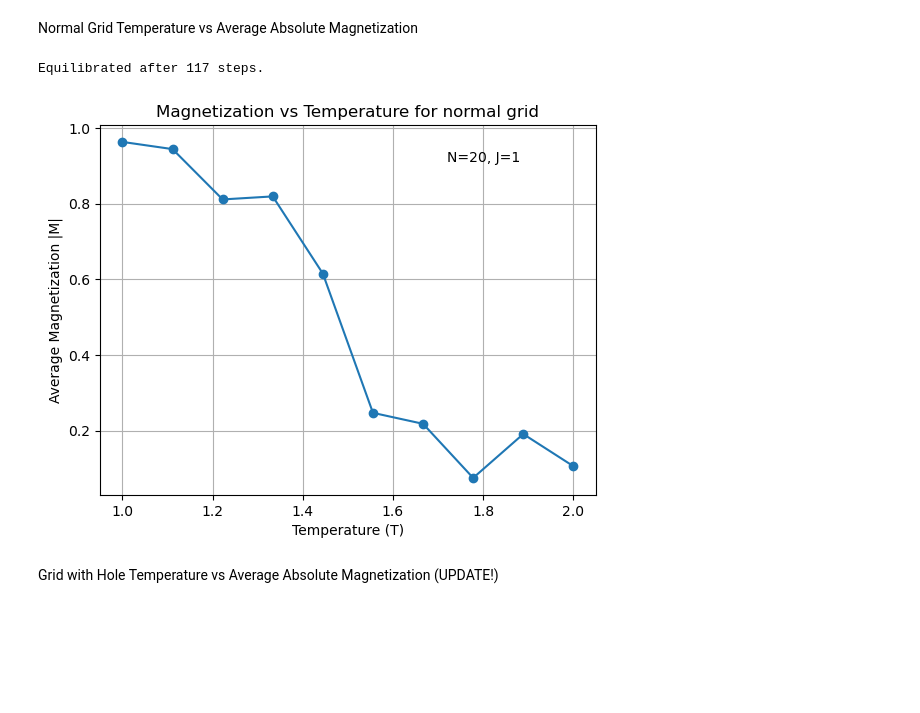
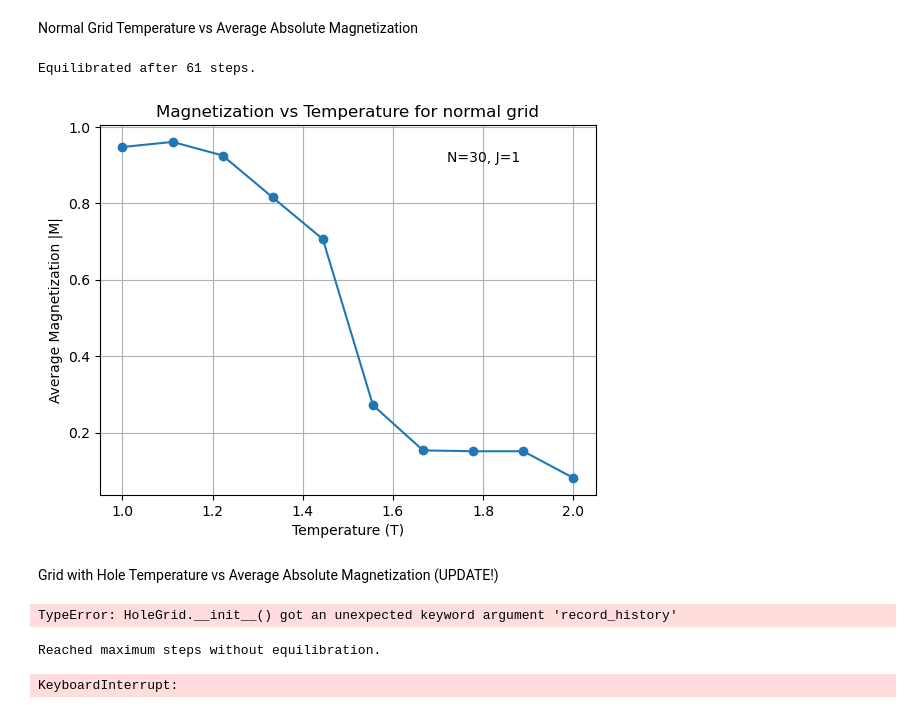
Before and after one commit to nirmiller/comp_phy_final_project, a Jupyter notebook: stats_n_graphs.ipynb, the cells around one changed output. Cells and saved outputs as stored; diff of their text form; code cells hidden in the pictures; blank space fills up the shorter version.

```diff
--- a/stats_n_graphs.ipynb
+++ b/stats_n_graphs.ipynb
@@ -30,7 +29,7 @@ def B_vs_T(grid, temps, mc_steps, runs_per_T, J = 1):
 # %% [markdown]
 Equilibrator
 # %%
-def equilibrate_grid(grid, tolerance=1e-1, full_hist = False, J=1):
+def equilibrate_grid(grid, tolerance=1e-1, mag_hist = False, J=1):
     """run the simulation until the grid equilibrates. That is, until the mean magnetization in the low temp regime
     stops changing significantly"""
 
@@ -38,29 +37,33 @@ def equilibrate_grid(grid, tolerance=1e-1, full_hist = False, J=1):
 
     temps = np.linspace(1, 1.2, 10)
     models = []
+
+    # create a model for each temperature
     for T in temps:
         model = ClassicIsing(grid, temperature=T, ferromagnetivity=J, Mf_External=0)
         models.append(model)
 
-    if full_hist:
+    if mag_hist:
         total_hist = []
 
+    # track average magnetizations by step
     avg_mags_hist = []
     for step in range(max_steps):
         mags = []
+        # step each model once and record magnetizations
         for model in models:
             model.runSimulation(1)
             mags.append(model.magnetization())
         avg_mags = np.mean(mags)
-        if full_hist:
+        if mag_hist:
             total_hist.append(avg_mags)
         avg_mags_hist.append(avg_mags)
         if step > 0:
             # check past 5 steps for equilibration by how much the average magnetization has changed
             if np.all(np.abs(avg_mags_hist[-5:] - avg_mags) < tolerance):
-                print(f"Equilibrated after {step} steps.")
-                return total_hist if full_hist else None
+                print(f"Equilibrated after {step} sweeps.")
+                return total_hist if mag_hist else None
 
     print("Reached maximum steps without equilibration.")
-    return total_hist if full_hist else None
+    return total_hist if mag_hist else None
 # %%
@@ -84,33 +87,75 @@ Equilibrated after 117 steps.
 Normal Grid Temperature vs Average Absolute Magnetization
 # %%
 # --- Parameters ---
-N = 20              # Lattice size
+N = 30              # Lattice size
 J = 1                          # Coupling constant
 temps = np.linspace(1, 2, 10)  # Temperature range
-mc_steps = 200                   # sweeps for measurement
+mc_steps = 500                   # sweeps for measurement
 runs_per_T = 5                 # Average over multiple runs
 # ------------------
 
-basic_grid = Grid(n_x=N, n_y=N, gridPointObject=electron.ClassicElectron)
-equilibrate_grid(basic_grid, tolerance=1e-2, full_hist=False, J=J)
+basic_grid = Grid(n_x=N, n_y=N, gridPointObject=electron.ClassicElectron, record_history=False)
+equilibrate_grid(basic_grid, tolerance=1e-2, mag_hist=False, J=J)
 mags = B_vs_T(basic_grid, temps, mc_steps, runs_per_T)
 
 
 
 # graphing the results
 plt.plot(temps, mags, marker='o')
 plt.xlabel('Temperature (T)')
 plt.ylabel('Average Magnetization |M|')
 plt.title('Magnetization vs Temperature for normal grid')
 plt.text(0.7, 0.9, f'N={N}, J={J}', transform=plt.gca().transAxes)
 #plt.legend()
 plt.grid()
 plt.show()
 # %% [output]
-Equilibrated after 117 steps.
+Equilibrated after 61 steps.
-[figure, old version]
+[figure, new version]
 # %% [markdown]
 Grid with Hole Temperature vs Average Absolute Magnetization (UPDATE!)
+# %%
+N = 20            # Lattice size
+J = 1           # Coupling constant
+grid = HoleGrid(n_x=N, n_y=N, gridPointObject=electron.ClassicElectron, record_history=False)
+mags = equilibrate_grid(grid, tolerance=1e-2, mag_hist=True, J=J)
+
+# plot the mean magnetization over time
+plt.figure(figsize=(8, 5))
+plt.plot(mags, marker='o')
+plt.xlabel('Equilibration Steps')
+plt.ylabel('Average Magnetization')
+plt.title('Average Magnetization for low temperatures during Equilibration')
+plt.grid()
+plt.show()
+# %% [output]
+TypeError: HoleGrid.__init__() got an unexpected keyword argument 'record_history'
+# %%
+# --- Parameters ---
+N = 20            # Lattice size
+J = 1            # Coupling constant
+temps = np.linspace(1, 2, 10)  # Temperature range
+mc_steps = 30  # Steps for measurement
+runs_per_T = 5    # Average over multiple runs
+
+holeGrid = HoleGrid(n_x=10, n_y=10, gridPointObject=electron.ClassicElectron, hole_grid=np.ones((3,3)) ,c_y=2, c_x=2)
+equilibrate_grid(holeGrid, tolerance=1e-2, mag_hist=False, J=J)
+isingModel = ClassicIsing(holeGrid, temperature=temps[0], ferromagnetivity=J,Mf_External=0)
+
+mags = B_vs_T(holeGrid, temps, mc_steps, runs_per_T)
+
+# graphing the results
+plt.plot(temps, mags, marker='o')
+plt.xlabel('Temperature (T)')
+plt.ylabel('Average Magnetization |M|')
+plt.title('Magnetization vs Temperature for normal grid')
+plt.text(0.7, 0.9, f'N={N}, J={J}', transform=plt.gca().transAxes)
+#plt.legend()
+plt.grid()
+plt.show()
+# %% [output]
+Reached maximum steps without equilibration.
+KeyboardInterrupt:
 # %%
 # --- Parameters ---
 N = 10            # Lattice size
```
Also changed, not shown: parts of 2 cells of this notebook, 2 other files.
